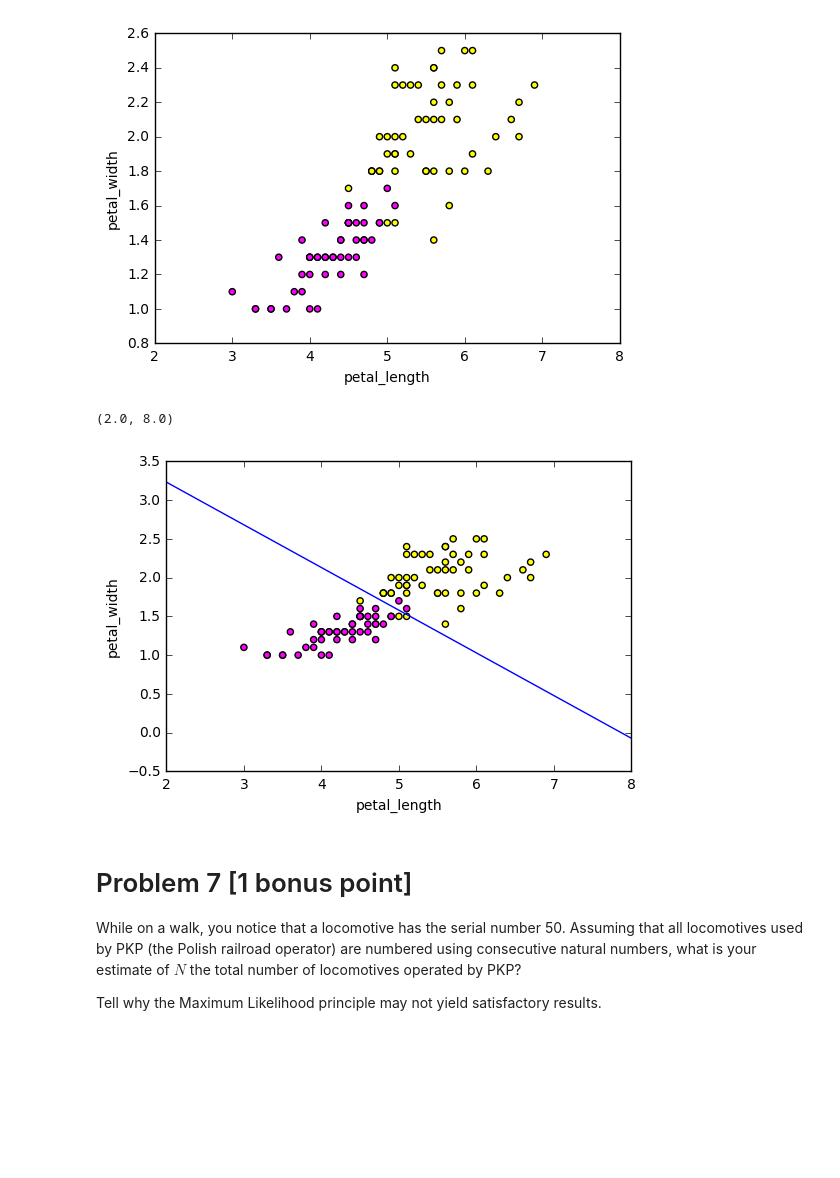
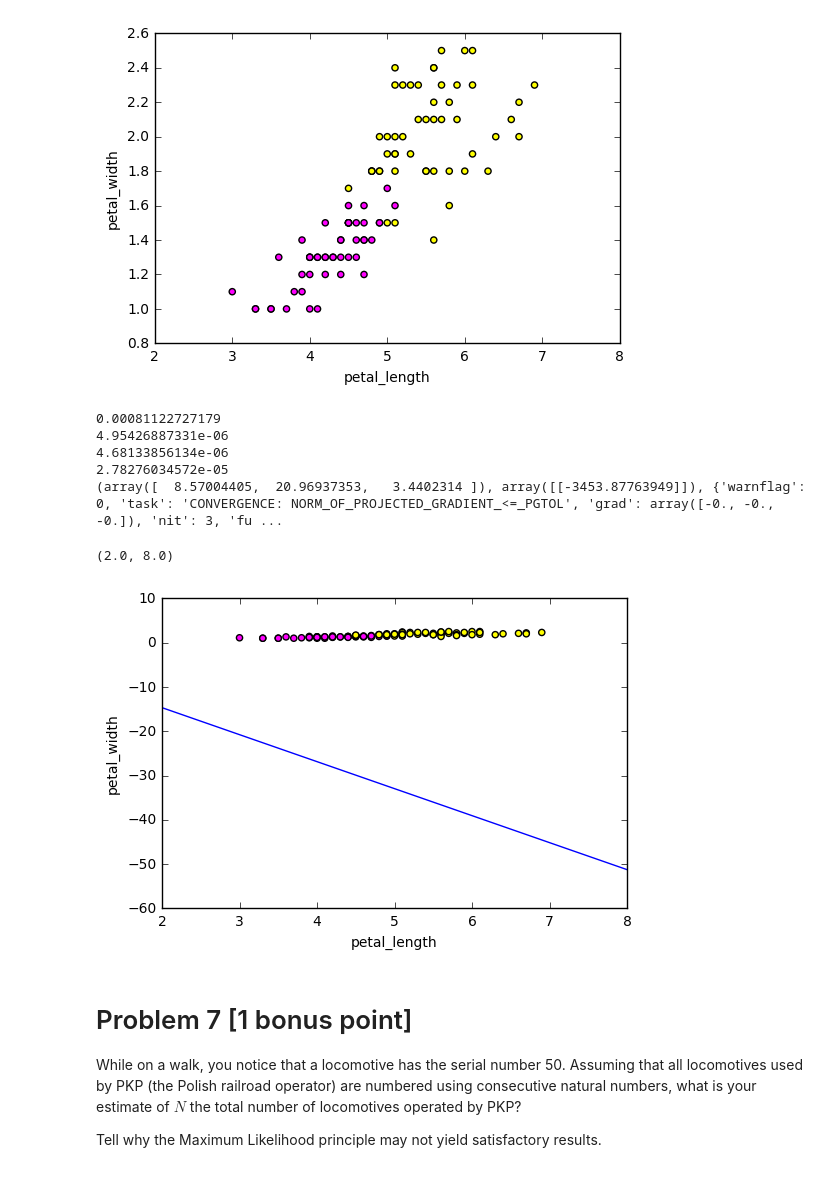
Before and after one commit to rafiki53/nn_assignments, a Jupyter notebook: assignment3/Assignment3.ipynb, the cells around one changed output. Cells and saved outputs as stored; diff of their text form; code cells hidden in the pictures; blank space fills up the shorter version.

```diff
--- a/assignment3/Assignment3.ipynb
+++ b/assignment3/Assignment3.ipynb
@@ -408,9 +436,22 @@ lbfsg_hist = []
 def save_hist(x):
     lbfsg_hist.append(np.array(x))
 
-#x_start = [0.,2.]
-lbfsgb_ret = sopt.fmin_l_bfgs_b(lambda x : x, 3, lambda x : 1)
-#lbfsgb_ret = sopt.fmin_l_bfgs_b(, x_start)#, callback=save_hist)
+x_start = [0.,2.]
+lbfsgb_ret = sopt.fmin_l_bfgs_b(rosenbrock, x_start, callback=save_hist)
+
+print "Found optimum at %s in %d steps (true minimum is at [1,1])" % (lbfsgb_ret[0], lbfsgb_ret[2]['funcalls'])
+
+x = np.arange(0, 2, 0.01)
+y = np.arange(0, 2, 0.01)
+xx, yy = meshgrid(x, y)
+z = rosenbrock_v((xx, yy))
+contour(x, y, z, levels = np.logspace(-0.5, 3.3))
+lbfsg_hist = np.array(lbfsg_hist)
+plot(lbfsg_hist[:, 0], lbfsg_hist[:, 1], color = 'g')
+xpHist = [h[0][0] for h in Xhist]
+ypHist = [h[0][1] for h in Xhist]
+plot(xpHist, ypHist, color = 'r')
+show()
 
 #
 # TODO: make a conour plot, show points considered by l_bfsgb algorithm and by gradient descent.
@@ -523,53 +546,84 @@ ylabel('petal_width')
 <matplotlib.text.Text at 0x...>
 [figure]
 # %%
+def sig(x):
+    return 1 / (1 + exp(-x))
+vsig = vectorize(sig)
+
 class LogisticRegressionCost(object):
     def __init__(self, X, Y):
-        self.X = X
-        self.Y = Y
+        self.X = X.T
+        self.Y = Y.T
 
-    #note: this creates a Pyton callable - i.e. an abject that can be called as a function
+    #note: this creates a Pyton callable - i.e. an object that can be called as a function
     def __call__(self, Theta):
         X = self.X
         Y = self.Y
 
         #reshape Theta
-        ThetaR = Theta.reshape(X.shape[0],1)
+        ThetaR = Theta.reshape(X.shape[1],1)
+        YR = Y.reshape(1, -1)
 
-        nll = TODO
+        eps = 1e-30
+        pred = vsig(X.dot(ThetaR))
+        #print(X.shape, Y.shape, pred.shape, ThetaR.shape)
+        #print("X", X)
+        #print("Y", Y)
+        #print("pred", pred)
+        #print("ThetaR", ThetaR)
+        nll = -(YR.dot(log(pred + eps)) + (YR - 1).dot(log(1 - pred + eps)))
 
-        grad = TODO
-
-        #reshape gard into the shape of Theta, for fmin_l_bfsgb to work
+        grad = -(YR.dot(diag((1 / (pred + eps)).ravel())).dot(diag((pred * (1 - pred)).ravel())).dot(X) +
+                 (YR - 1).dot(diag((1 / (1 - pred + eps)).ravel())).dot(-diag((pred * (1 - pred)).ravel())).dot(X))
+        #print(nll, grad)
+        #reshape grad into the shape of Theta, for fmin_l_bfsgb to work
         return nll, grad.reshape(Theta.shape)
 
 iris_log_reg = LogisticRegressionCost(IrisX, IrisY)
+
+def lgv(x):
+    return iris_log_reg(x)[0]
+def lgg(x):
+    return iris_log_reg(x)[1]
+
+for test_point in [[0., 0., 0.],
+                   [1., 1., 1.],
+                   [0.5, 1.0, 1.5],
+                   [1.0, 0.5, 1.0]]:
+    print(check_grad(lgv, lgg, np.array(test_point), epsilon=1e-5))
 
 #TODO: add afew gradient checks as in the code above!
 
 Theta0 = np.zeros((3))
 
 #
 # Call a solver
 #
 
-ThetaOpt = TODO
+ThetaOpt = sopt.fmin_l_bfgs_b(iris_log_reg, Theta0)
+print(ThetaOpt)
+ThetaOpt = ThetaOpt[0]
 
 
 #
 # Now plot the found separation line
 #
 
 scatter(IrisX[1,:], IrisX[2,:], c=IrisY.ravel(), cmap='spring')
 xlabel('petal_length')
 ylabel('petal_width')
 pl_min, pl_max = xlim()
 pl = linspace(pl_min, pl_max, 1000)
 plot(pl, -(ThetaOpt[0]+ThetaOpt[1]*pl)/ThetaOpt[2])
 xlim(pl_min, pl_max)
 # %% [output]
-(2.0, 8.0)
+0.00081122727179
+4.95426887331e-06
+4.68133856134e-06
+2.78276034572e-05
+(array([  8.57004405,  20.96937353,   3.4402314 ]), array([[-3453.87763949]]), {'warnflag': 0, 'task': 'CONVERGENCE: NORM_OF_PROJECTED_GRADIENT_<=_PGTOL', 'grad': array([-0., -0., -0.]), 'nit': 3, 'fu ...
+(2.0, 8.0)
-[figure, old version]
+[figure, new version]
 # %% [markdown]
 # Problem 7 [1 bonus point]
 
```
Also changed, not shown: parts of 12 cells of this notebook, 1 other file.
